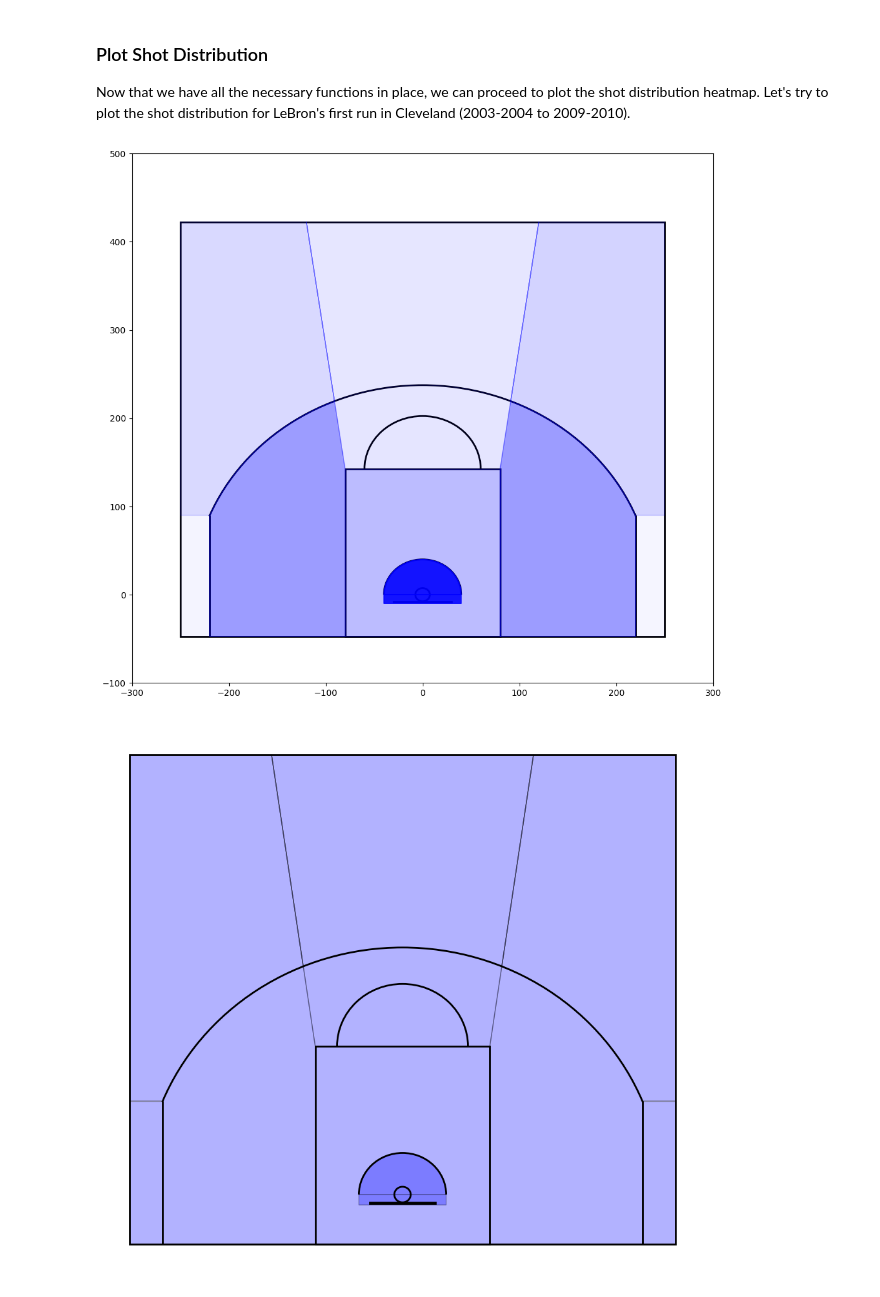
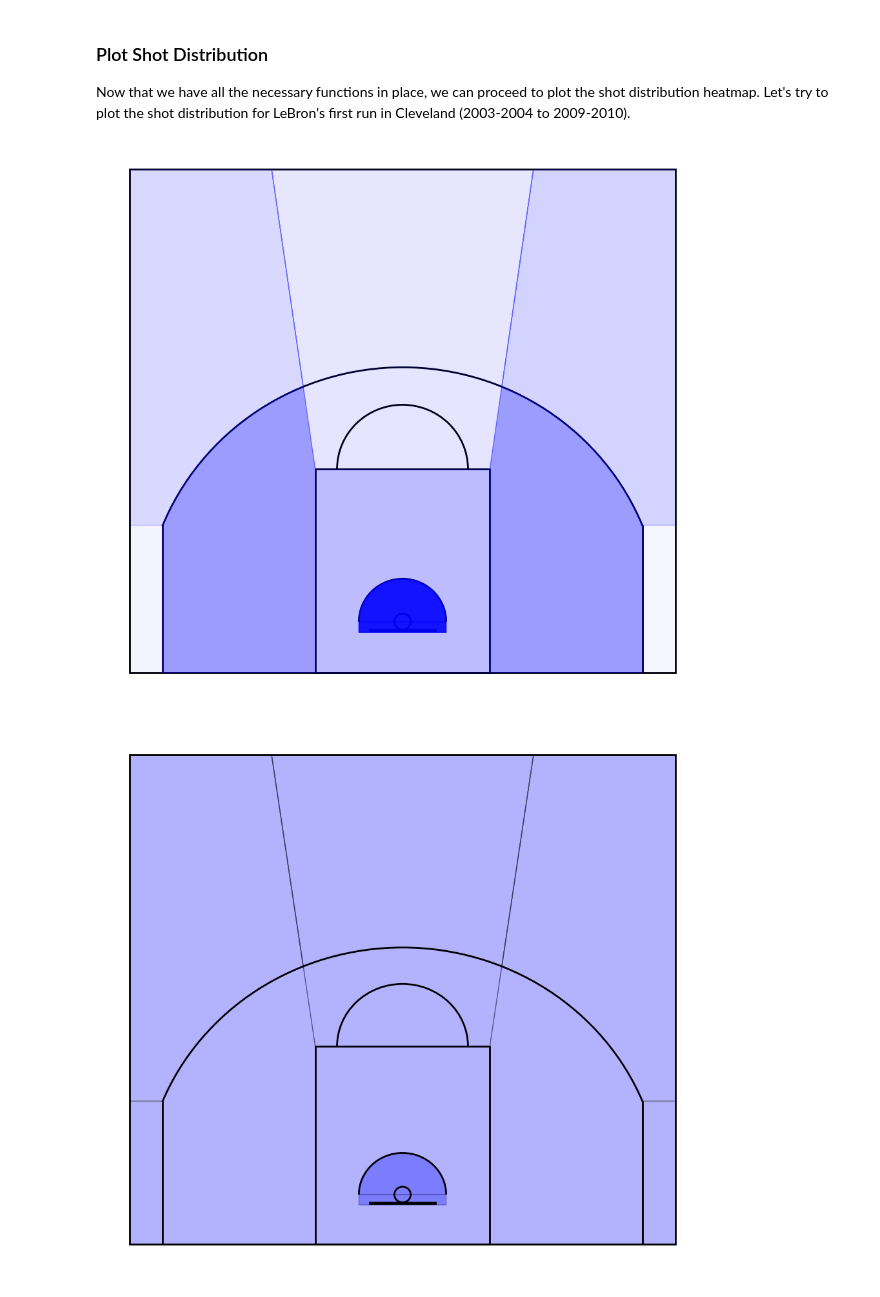
Before and after one commit to francescobortuzzo/DataScienceProject, a Jupyter notebook: creazione_plot/plot.ipynb, the cells around one changed output. Saved outputs shown, nothing was run; the diff lists cells and outputs as text; code cells hidden in the pictures.

```diff
--- a/creazione_plot/plot.ipynb
+++ b/creazione_plot/plot.ipynb
@@ -261,28 +261,30 @@ Now that we have all the necessary functions in place, we can proceed to plot th
 # %%
 #define the values for the seasons
 seasons = ['2003-04', '2004-05', '2005-06', '2006-07', '2007-08', '2008-09', '2009-10']
 
 #calculate the shot distribution for the given seasons
 distribution = shot_distribution(df, seasons)
 
 #calculate the opacities for the given distribution
 opacities = calculate_opacity(distribution, 0.9)
 
 #set the size of the plot
 fig, ax = plt.subplots(figsize=(12, 11))
 
 #plot the court
 draw_court()
+
 #plot the areas
 areas = create_polygons()
 for area in areas:
     plt.fill(*areas[area].exterior.xy, color='b', alpha=opacities[area])
 
-plt.xlim(-300, 300)
-plt.ylim(-100, 500)
+plt.xlim(-275, 275)
+plt.ylim(-70, 440)
+plt.axis('off')
 plt.show()
 # %% [output]
-[figure, old version]
+[figure, new version]
 # %%
 fig, ax = plt.subplots(figsize=(12, 11))
 
```
